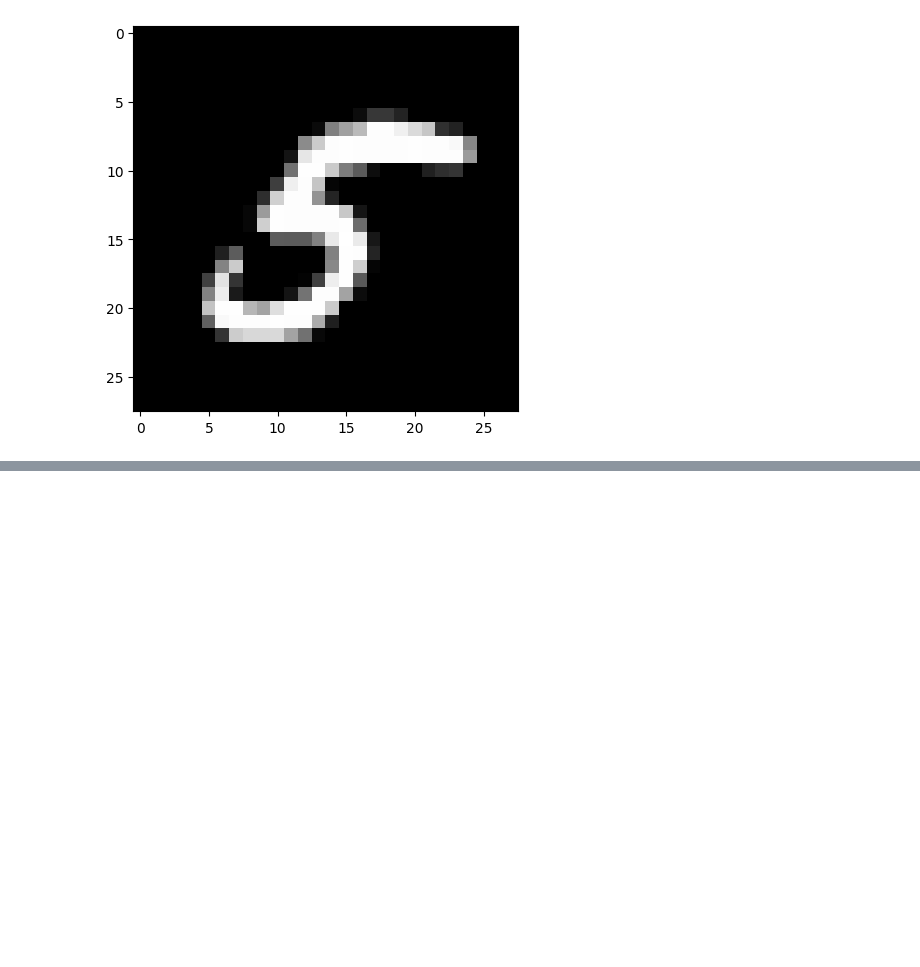
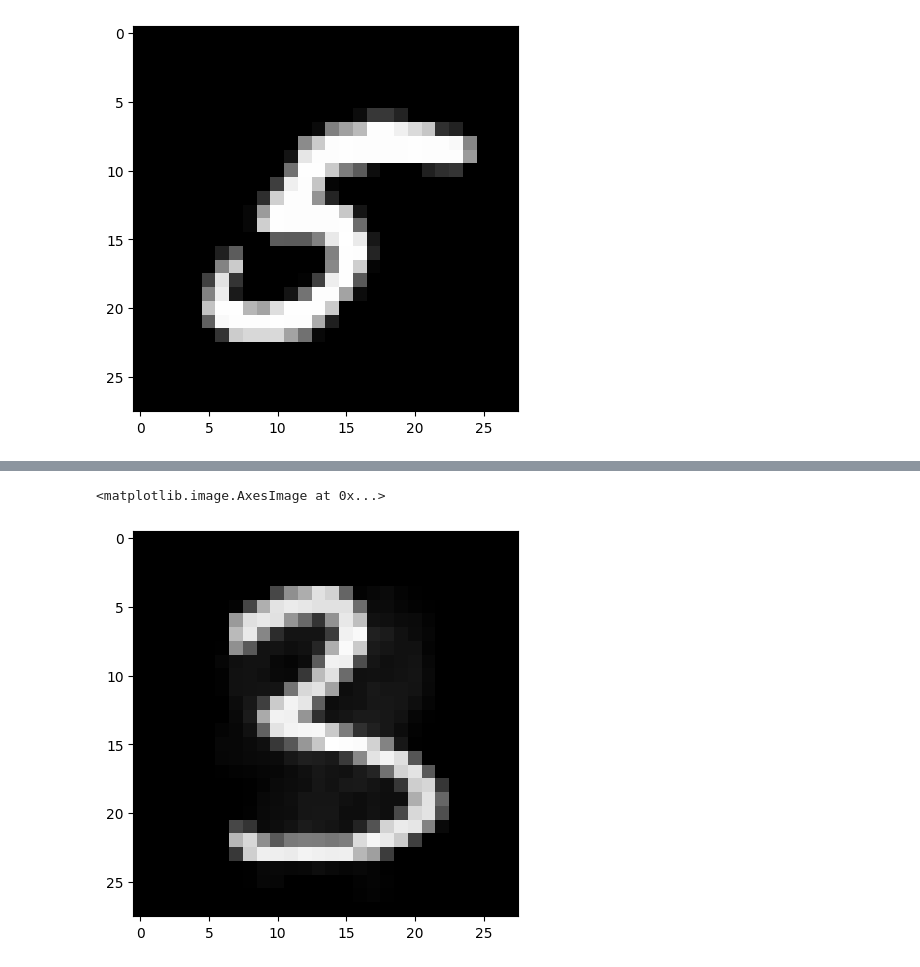
Before and after one commit to KjetilIN/attention-basics, a Jupyter notebook: attention.ipynb, the cells around one changed output, grey strips where cells are left out. Saved outputs shown, nothing was run; the diff lists cells and outputs as text; code cells hidden in the pictures; blank space fills up the shorter version.

Commit message:
add: multi query in parallel

```diff
--- a/attention.ipynb
+++ b/attention.ipynb
@@ -174,0 +183,16 @@ plt.imshow(output.reshape(28,28).numpy(), cmap="gray")
+# %%
+# Defining the size of each vector
+vec_size = 512
+
+# Creating a random Query vector
+q_random_vec = torch.rand(1, vec_size)
+
+# Create random key vector for each image in the dataset
+random_keys = torch.rand(number_of_examples, vec_size)
+
+# Calculate attention map and doing a Softmax
+attention_map = torch.mm(q_random_vec, random_keys.t()).float()
+attention_map = F.softmax(attention_map, -1)
+
+# Indexing
+output = torch.mm(attention_map, dataset_tensor)
@@ -174,0 +225,7 @@ plt.imshow(output.reshape(28,28).numpy(), cmap="gray")
+# %%
+# Printing the results
+plt.figure(figsize=(5,5))
+plt.imshow(output.reshape(28,28).numpy(), cmap="gray")
+# %% [output]
+<matplotlib.image.AxesImage at 0x...>
+[figure, added]
```
Also changed, not shown: parts of 8 cells of this notebook.
